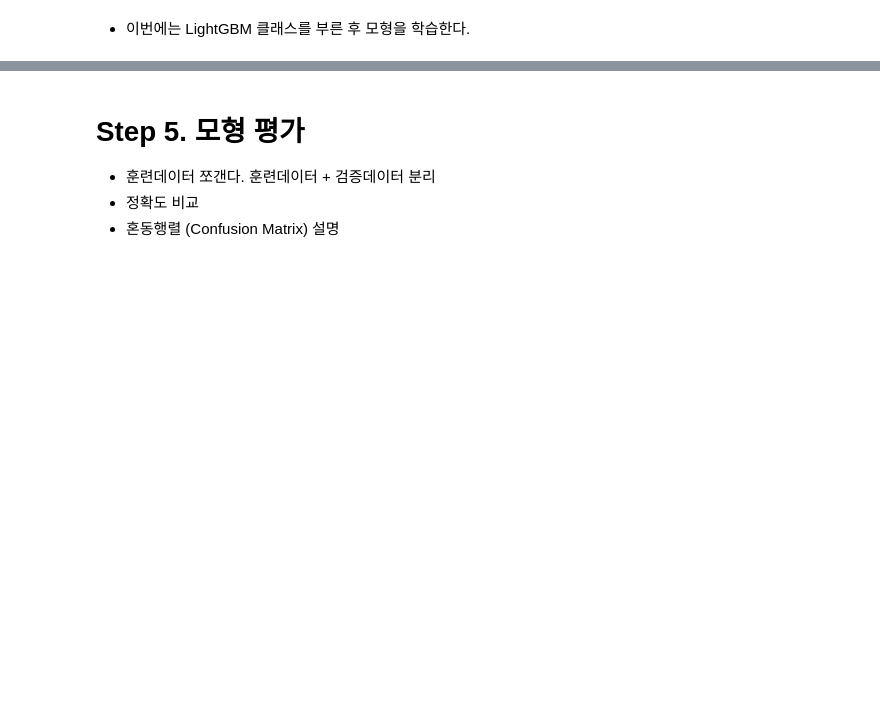
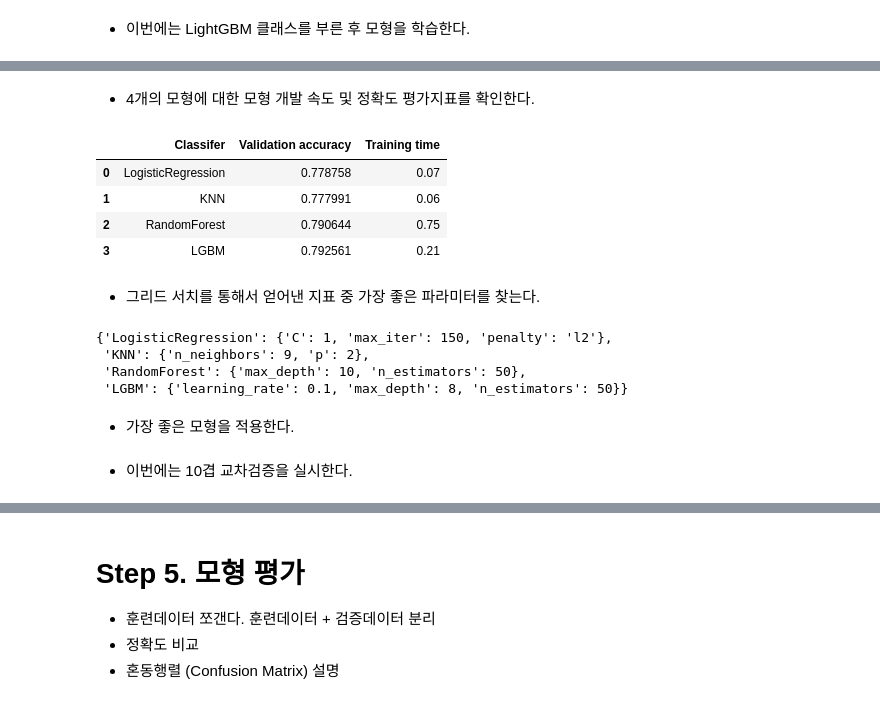
Before and after one commit to dschloe/Project04, a Jupyter notebook: spaceship/for-newbies-eda-lightgbm.ipynb, the cells around one changed output, grey strips where cells are left out. Saved outputs shown, nothing was run; the diff lists cells and outputs as text; code cells hidden in the pictures; blank space fills up the shorter version.

```diff
--- a/spaceship/for-newbies-eda-lightgbm.ipynb
+++ b/spaceship/for-newbies-eda-lightgbm.ipynb
@@ -585,0 +644,27 @@ LGBMClassifier(random_state=42)
+# %%
+# Sklearn
+from sklearn.model_selection import train_test_split, GridSearchCV, RandomizedSearchCV, StratifiedKFold
+import time
+
+i=0
+clf_best_params=classifiers.copy()
+valid_scores=pd.DataFrame({'Classifer':classifiers.keys(), 'Validation accuracy': np.zeros(len(classifiers)), 'Training time': np.zeros(len(classifiers))})
+for key, classifier in classifiers.items():
+    start = time.time()
+    clf = GridSearchCV(estimator=classifier, param_grid=grid[key], n_jobs=-1, cv=None)
+
+    # Train and score
+    clf.fit(X_train, y_train)
+    valid_scores.iloc[i,1]=clf.score(X_val, y_val)
+
+    # Save trained model
+    clf_best_params[key]=clf.best_params_
+
+    # Print iteration and training time
+    stop = time.time()
+    valid_scores.iloc[i,2]=np.round((stop - start)/60, 2)
+
+    print('Model:', key)
+    print('Training time (mins):', valid_scores.iloc[i,2])
+    print('')
+    i+=1
@@ -585,0 +700,22 @@ LGBMClassifier(random_state=42)
+# %% [markdown]
+- 4개의 모형에 대한 모형 개발 속도 및 정확도 평가지표를 확인한다.
+# %%
+# Show results
+valid_scores
+# %% [output]
+|  | Classifer | Validation accuracy | Training time |
+| 0 | LogisticRegression | 0.778758 | 0.07 |
+| 1 | KNN | 0.777991 | 0.06 |
+| 2 | RandomForest | 0.790644 | 0.75 |
+| 3 | LGBM | 0.792561 | 0.21 |
+# %% [markdown]
+- 그리드 서치를 통해서 얻어낸 지표 중 가장 좋은 파라미터를 찾는다.
+# %%
+clf_best_params
+# %% [output]
+{'LogisticRegression': {'C': 1, 'max_iter': 150, 'penalty': 'l2'},
+ 'KNN': {'n_neighbors': 9, 'p': 2},
+ 'RandomForest': {'max_depth': 10, 'n_estimators': 50},
+ 'LGBM': {'learning_rate': 0.1, 'max_depth': 8, 'n_estimators': 50}}
+# %% [markdown]
+- 가장 좋은 모형을 적용한다.
@@ -585,0 +728,2 @@ LGBMClassifier(random_state=42)
+# %% [markdown]
+- 이번에는 10겹 교차검증을 실시한다.
```
Also changed, not shown: parts of 13 cells of this notebook.
